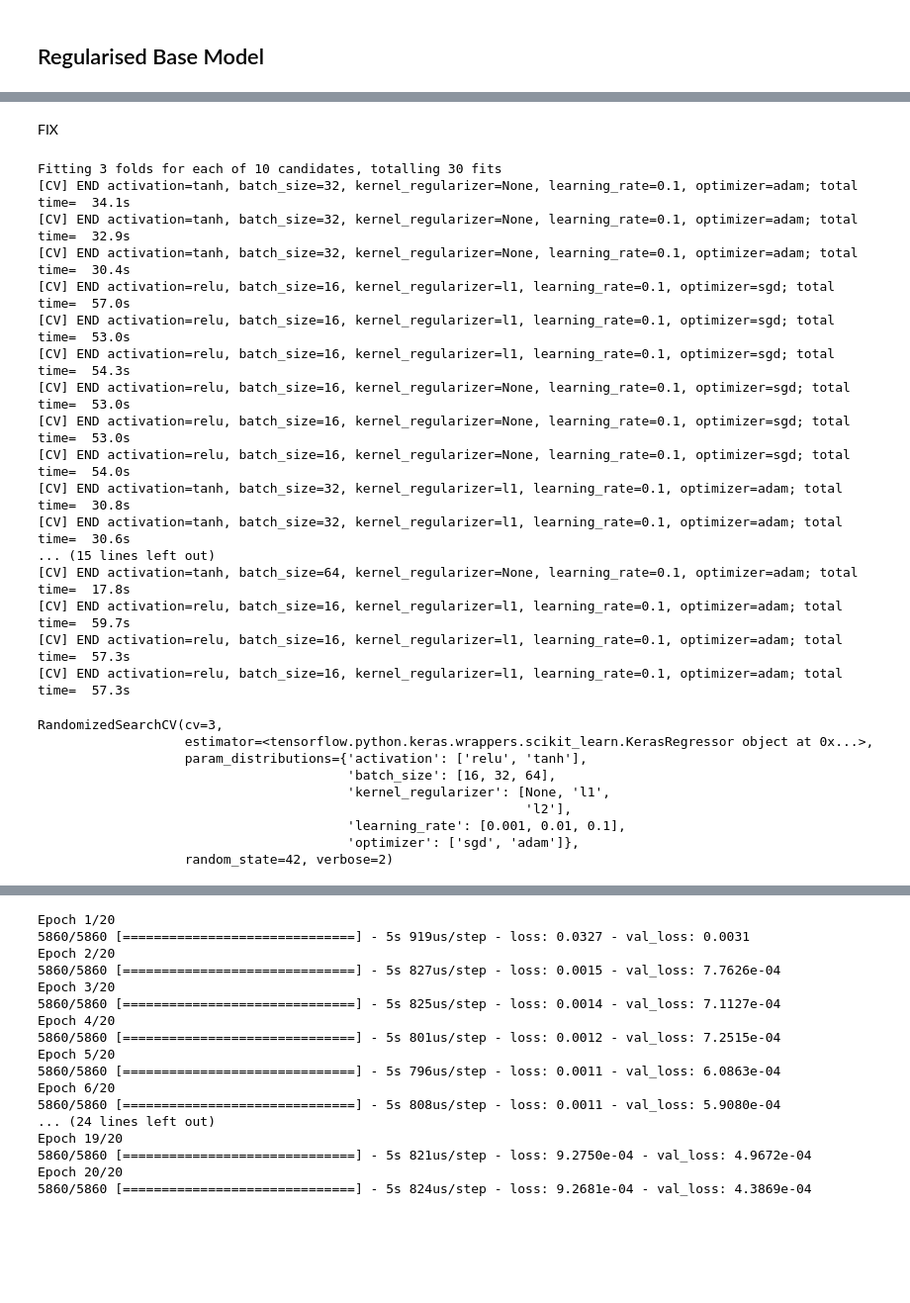
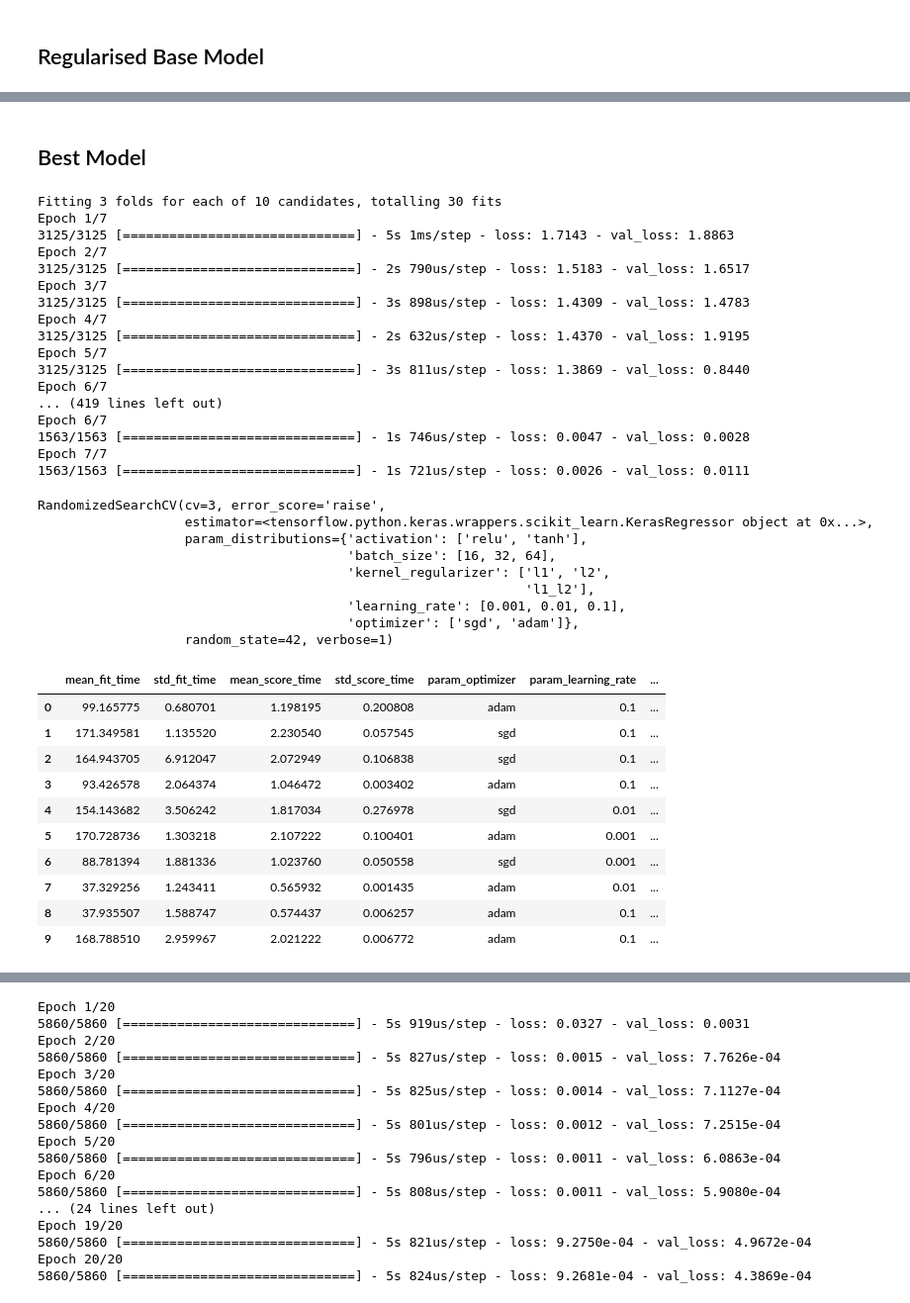
Before and after one commit to sophia20753/sysopt_adproject, a Jupyter notebook: project/dnn_train.ipynb, the cells around one changed output, grey strips where cells are left out. Shown at 99% size. Cells and saved outputs as stored; diff of their text form; code cells hidden in the pictures; blank space fills up the shorter version.

```diff
--- a/project/dnn_train.ipynb
+++ b/project/dnn_train.ipynb
@@ -275,5 +292,5 @@ Validation Huber Loss: 0.004232339560985565
-# %% [markdown]
-FIX
+# %% [markdown]
+## Best Model
 # %%
 # define base model function for KerasRegressor
 def create_model(activation='relu', optimizer='adam', learning_rate=0.001, kernel_regularizer=None, batch_size=32):
@@ -286,9 +303,9 @@ def create_model(activation='relu', optimizer='adam', learning_rate=0.001, kerne
     # compile model
     optimizer = Adam(learning_rate=learning_rate) if optimizer == 'adam' else optimizer
 
-    model.compile(optimizer=optimizer, loss=Huber(delta=delta))
+    model.compile(optimizer=optimizer, loss=Huber(delta=best_delta))
 
-    history = model.fit(Xtrain, ytrain, sample_weight=wtrain, epochs=early_stop.stopped_epoch, batch_size=32, validation_data=(Xval, yval, wval))
+    model.fit(Xtrain, ytrain, sample_weight=wtrain, epochs=early_stop.stopped_epoch, batch_size=batch_size, validation_data=(Xval, yval, wval))
 
     return model
 
@@ -297,7 +314,7 @@ param_dist = {
     'activation': ['relu', 'tanh'],
     'optimizer': ['sgd', 'adam'],
     'learning_rate': [0.001, 0.01, 0.1],
-    'kernel_regularizer': [None, 'l1', 'l2'],
+    'kernel_regularizer': ['l1', 'l2', 'l1_l2'],
     'batch_size': [16, 32, 64]
 }
 
@@ -305,33 +322,49 @@ param_dist = {
 keras_reg = KerasRegressor(build_fn=create_model, epochs=20, verbose=0)
 
 # perform random search hyperparameter tuning
-random_search = RandomizedSearchCV(estimator=keras_reg, param_distributions=param_dist, n_iter=5, cv=3, verbose=2, random_state=42)
+random_search = RandomizedSearchCV(estimator=keras_reg, param_distributions=param_dist, n_iter=10, cv=3, verbose=1, random_state=42, error_score='raise')
 
 random_search.fit(Xtrain, ytrain, sample_weight=wtrain, validation_data=(Xval, yval, wval))
 # %% [output]
 Fitting 3 folds for each of 10 candidates, totalling 30 fits
-[CV] END activation=tanh, batch_size=32, kernel_regularizer=None, learning_rate=0.1, optimizer=adam; total time=  34.1s
-[CV] END activation=tanh, batch_size=32, kernel_regularizer=None, learning_rate=0.1, optimizer=adam; total time=  32.9s
-[CV] END activation=tanh, batch_size=32, kernel_regularizer=None, learning_rate=0.1, optimizer=adam; total time=  30.4s
-[CV] END activation=relu, batch_size=16, kernel_regularizer=l1, learning_rate=0.1, optimizer=sgd; total time=  57.0s
-[CV] END activation=relu, batch_size=16, kernel_regularizer=l1, learning_rate=0.1, optimizer=sgd; total time=  53.0s
-[CV] END activation=relu, batch_size=16, kernel_regularizer=l1, learning_rate=0.1, optimizer=sgd; total time=  54.3s
-[CV] END activation=relu, batch_size=16, kernel_regularizer=None, learning_rate=0.1, optimizer=sgd; total time=  53.0s
-[CV] END activation=relu, batch_size=16, kernel_regularizer=None, learning_rate=0.1, optimizer=sgd; total time=  53.0s
-[CV] END activation=relu, batch_size=16, kernel_regularizer=None, learning_rate=0.1, optimizer=sgd; total time=  54.0s
-[CV] END activation=tanh, batch_size=32, kernel_regularizer=l1, learning_rate=0.1, optimizer=adam; total time=  30.8s
-[CV] END activation=tanh, batch_size=32, kernel_regularizer=l1, learning_rate=0.1, optimizer=adam; total time=  30.6s
-... (15 lines left out)
-[CV] END activation=tanh, batch_size=64, kernel_regularizer=None, learning_rate=0.1, optimizer=adam; total time=  17.8s
-[CV] END activation=relu, batch_size=16, kernel_regularizer=l1, learning_rate=0.1, optimizer=adam; total time=  59.7s
-[CV] END activation=relu, batch_size=16, kernel_regularizer=l1, learning_rate=0.1, optimizer=adam; total time=  57.3s
-[CV] END activation=relu, batch_size=16, kernel_regularizer=l1, learning_rate=0.1, optimizer=adam; total time=  57.3s
+Epoch 1/7
+3125/3125 [==============================] - 5s 1ms/step - loss: 1.7143 - val_loss: 1.8863
+Epoch 2/7
+3125/3125 [==============================] - 2s 790us/step - loss: 1.5183 - val_loss: 1.6517
+Epoch 3/7
+3125/3125 [==============================] - 3s 898us/step - loss: 1.4309 - val_loss: 1.4783
+Epoch 4/7
+3125/3125 [==============================] - 2s 632us/step - loss: 1.4370 - val_loss: 1.9195
+Epoch 5/7
+3125/3125 [==============================] - 3s 811us/step - loss: 1.3869 - val_loss: 0.8440
+Epoch 6/7
+... (419 lines left out)
+Epoch 6/7
+1563/1563 [==============================] - 1s 746us/step - loss: 0.0047 - val_loss: 0.0028
+Epoch 7/7
+1563/1563 [==============================] - 1s 721us/step - loss: 0.0026 - val_loss: 0.0111
-RandomizedSearchCV(cv=3,
+RandomizedSearchCV(cv=3, error_score='raise',
                    estimator=<tensorflow.python.keras.wrappers.scikit_learn.KerasRegressor object at 0x...>,
                    param_distributions={'activation': ['relu', 'tanh'],
                                         'batch_size': [16, 32, 64],
-                                        'kernel_regularizer': [None, 'l1',
-                                                               'l2'],
+                                        'kernel_regularizer': ['l1', 'l2',
+                                                               'l1_l2'],
                                         'learning_rate': [0.001, 0.01, 0.1],
                                         'optimizer': ['sgd', 'adam']},
-                   random_state=42, verbose=2)
+                   random_state=42, verbose=1)
+# %%
+random_search_df = pd.DataFrame(random_search.cv_results_)
+
+display(random_search_df)
+# %% [output]
+|  | mean_fit_time | std_fit_time | mean_score_time | std_score_time | param_optimizer | param_learning_rate | ... |
+| 0 | 99.165775 | 0.680701 | 1.198195 | 0.200808 | adam | 0.1 | ... |
+| 1 | 171.349581 | 1.135520 | 2.230540 | 0.057545 | sgd | 0.1 | ... |
+| 2 | 164.943705 | 6.912047 | 2.072949 | 0.106838 | sgd | 0.1 | ... |
+| 3 | 93.426578 | 2.064374 | 1.046472 | 0.003402 | adam | 0.1 | ... |
+| 4 | 154.143682 | 3.506242 | 1.817034 | 0.276978 | sgd | 0.01 | ... |
+| 5 | 170.728736 | 1.303218 | 2.107222 | 0.100401 | adam | 0.001 | ... |
+| 6 | 88.781394 | 1.881336 | 1.023760 | 0.050558 | sgd | 0.001 | ... |
+| 7 | 37.329256 | 1.243411 | 0.565932 | 0.001435 | adam | 0.01 | ... |
+| 8 | 37.935507 | 1.588747 | 0.574437 | 0.006257 | adam | 0.1 | ... |
+| 9 | 168.788510 | 2.959967 | 2.021222 | 0.006772 | adam | 0.1 | ... |
```
Also changed, not shown: parts of 12 cells of this notebook.
